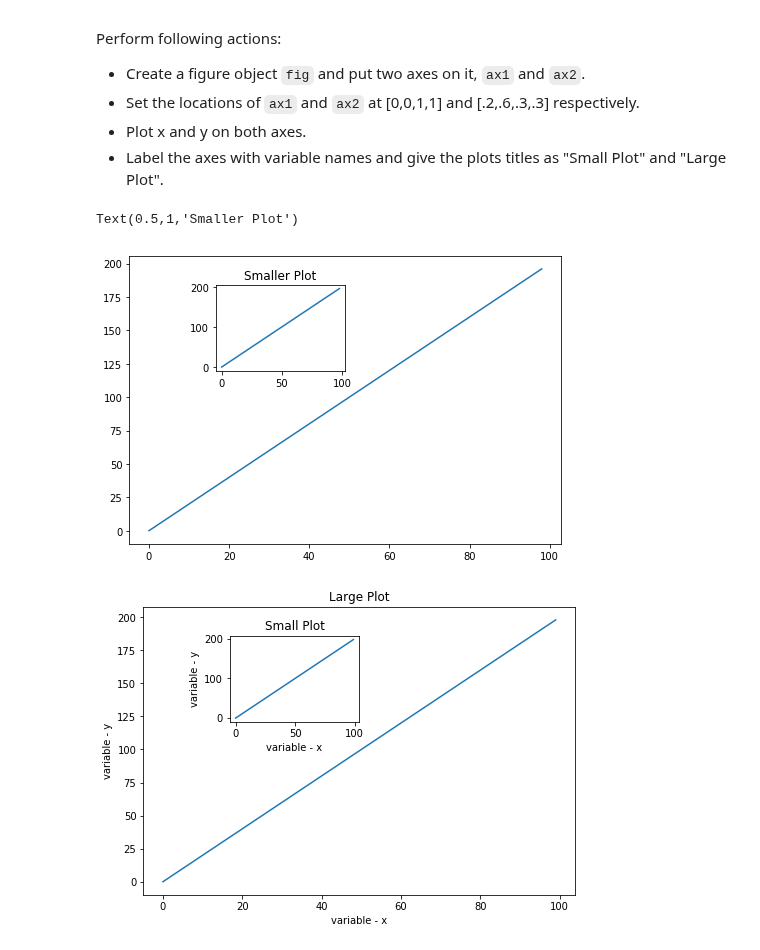
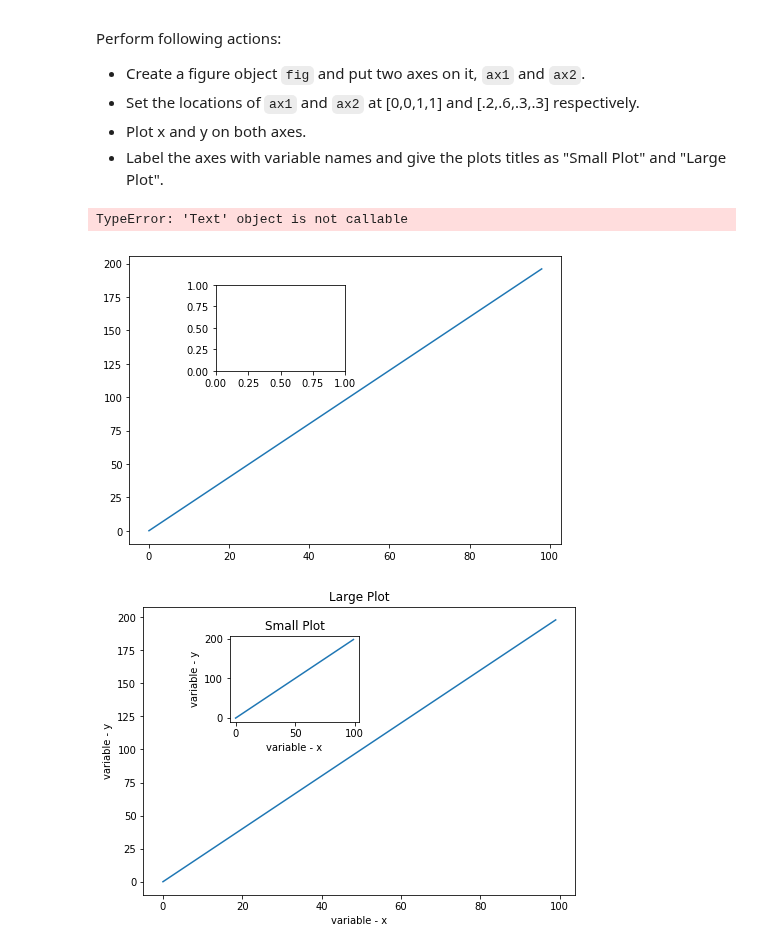
Before and after one commit to elenasm7/ds-matplotlib-intro-lab-nyc-ds-career-012819, a Jupyter notebook: index.ipynb, the cells around one changed output. Drawn from its saved outputs; the diff is of its cells as text; code cells hidden in the pictures.

```diff
--- a/index.ipynb
+++ b/index.ipynb
@@ -88,14 +88,14 @@ Perform following actions:
 # %%
 fig = plt.figure()
 ax1 = fig.add_axes([0,0,1,1])
 ax2 = fig.add_axes([.2,.6,.3,.3])
 ax1.plot(x,y)
-plt.title('Larger Plot')
+ax1.title('Larger Plot')
 ax2.plot(x,y)
 plt.title('Smaller Plot')
 # %% [output]
-Text(0.5,1,'Smaller Plot')
+TypeError: 'Text' object is not callable
-[figure, old version]
+[figure, new version]
 # %%
 # %% [output]
 [figure]
```
